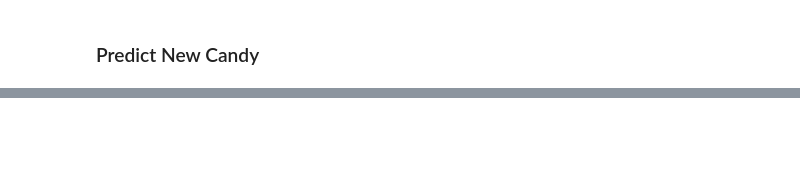
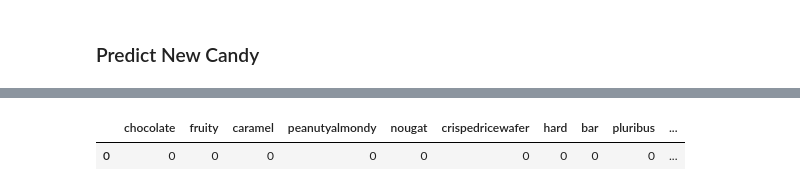
Before and after one commit to Mieju/CandyCare, a Jupyter notebook: CandyCare.ipynb, the cells around one changed output, grey strips where cells are left out. Drawn from its saved outputs; the diff is of its cells as text; code cells hidden in the pictures; blank space fills up the shorter version.

```diff
--- a/CandyCare.ipynb
+++ b/CandyCare.ipynb
@@ -454,6 +488,9 @@ def predWin_KNN(dataline):
     dataline['sugarpercent'] = sugar
     dataline['pricepercent'] = price
     return knn_regressor_w.predict(dataline)
+
+def predWin_All_KNN(dataline):
+    return knn_regressor_w.predict(dataline)
 # %% [markdown]
 ### Feature importance
 # %%
@@ -508,0 +546,12 @@ dataline
+# %%
+newCandy = {'competitorname': 'test', 'chocolate':0, 'fruity':0, 'caramel':0, 'peanutyalmondy':0, 'nougat':0, 'crispedricewafer':0, 'hard':0, 'bar':0, 'pluribus':0, 'sugarpercent':0.0, 'pricepercent':0.0, 'winpercent':0.4}
+dataline = pd.DataFrame(columns= candyDataAll.columns)
+dataline = dataline.append(newCandy, ignore_index=True)
+dataline = dataline.drop(columns = ['competitorname','winpercent'])
+
+pred_win = predWin_All_KNN(dataline)
+dataline['winpercent'] = pred_win[0]
+dataline
+# %% [output]
+|  | chocolate | fruity | caramel | peanutyalmondy | nougat | crispedricewafer | hard | bar | pluribus | ... |
+| 0 | 0 | 0 | 0 | 0 | 0 | 0 | 0 | 0 | 0 | ... |
```
Also changed, not shown: parts of 10 cells of this notebook.
